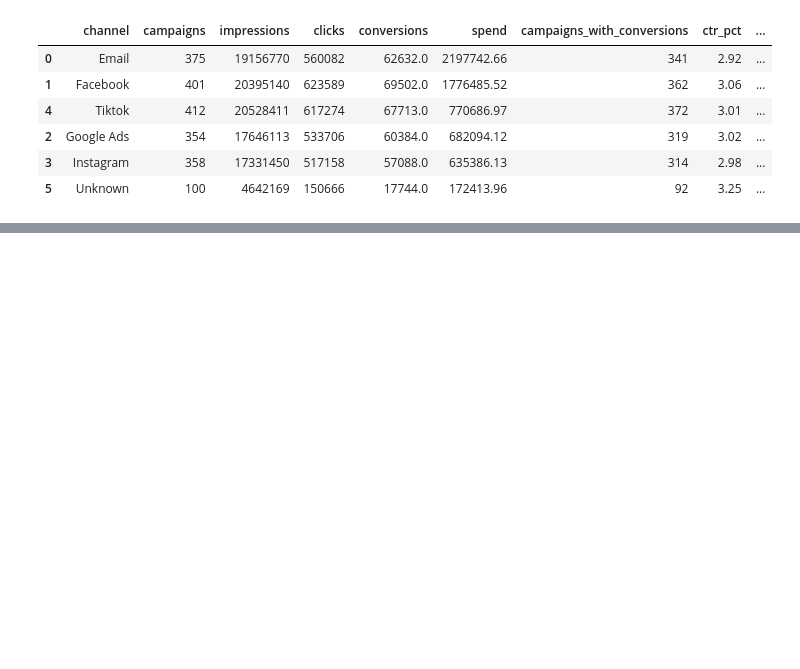
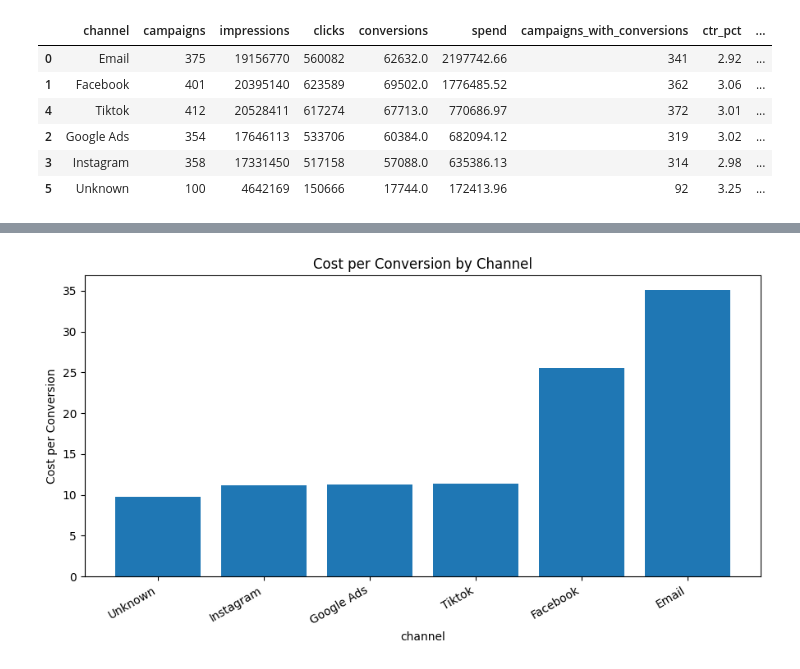
Before and after one commit to Nikita-Ravindra-Albela/Marketing-Performance-Business-Optimization---A-Data-Driven-Decision-Support-Project, a Jupyter notebook: Python/Marketing_Campaign_Cleaning.ipynb, the cells around one changed output, grey strips where cells are left out. Drawn from its saved outputs; the diff is of its cells as text; code cells hidden in the pictures; blank space fills up the shorter version.

```diff
--- a/Python/Marketing_Campaign_Cleaning.ipynb
+++ b/Python/Marketing_Campaign_Cleaning.ipynb
@@ -2758,0 +2840,20 @@ display(
+# %%
+#Cost per conversion by channel
+
+plot_data = channel_performance.dropna(
+    subset=["cost_per_conversion"]
+).sort_values("cost_per_conversion")
+
+plt.figure(figsize=(9,5))
+plt.bar(
+    plot_data["channel"].astype(str),
+    plot_data["cost_per_conversion"]
+)
+plt.title("Cost per Conversion by Channel")
+plt.xlabel("channel")
+plt.ylabel("Cost per Conversion")
+plt.xticks(rotation=30, ha="right")
+plt.tight_layout()
+plt.show()
+# %% [output]
+[figure, added]
```
Also changed, not shown: parts of 56 cells of this notebook, 13 other files.
